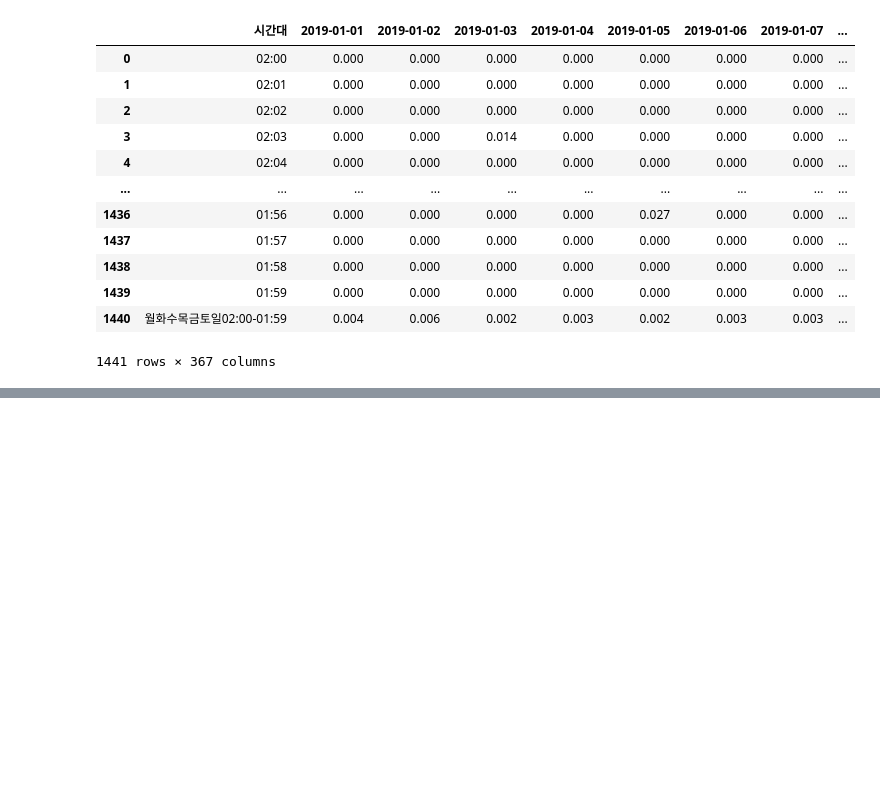
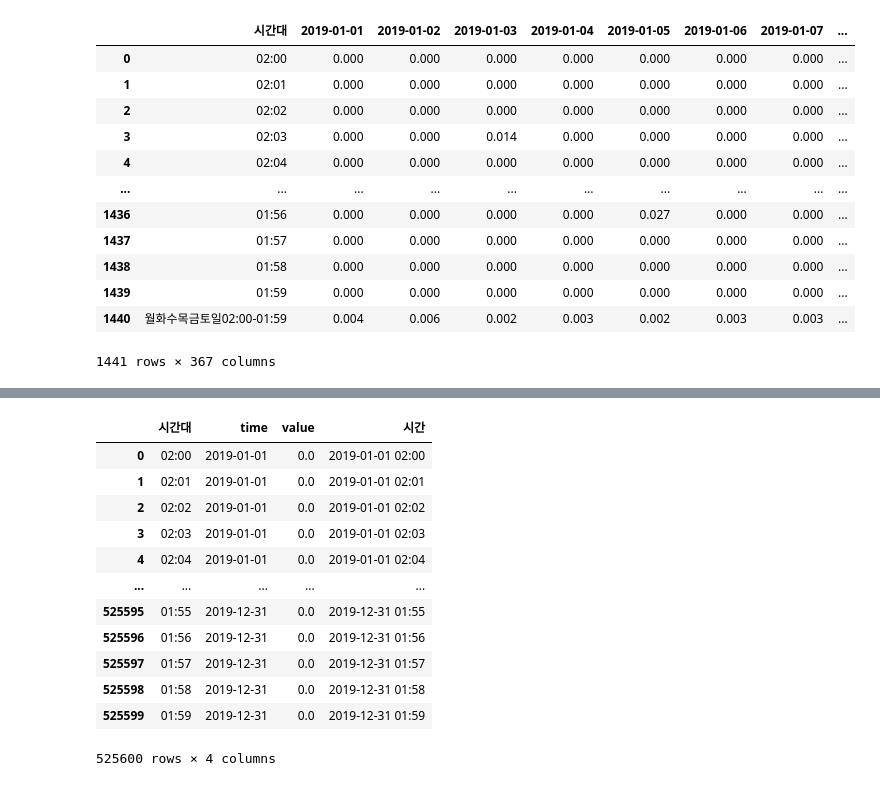
Before and after one commit to dlwlgus53/Tcommerce, a Jupyter notebook: 2.2 watching.ipynb, the cells around one changed output, grey strips where cells are left out. Saved outputs shown, nothing was run; the diff lists cells and outputs as text; code cells hidden in the pictures; blank space fills up the shorter version.

```diff
--- a/2.2 watching.ipynb
+++ b/2.2 watching.ipynb
@@ -48,0 +44,19 @@ Index(['시간대', '2019-01-01', '2019-01-02', '2019-01-03', '2019-01-04',
+# %%
+watching = pd.melt(watching, id_vars=['시간대'], var_name='time', value_name='value')
+# %%
+watching['시간'] = watching['time'] +" "+ watching['시간대']
+watching
+# %% [output]
+|  | 시간대 | time | value | 시간 |
+| 0 | 02:00 | 2019-01-01 | 0.0 | 2019-01-01 02:00 |
+| 1 | 02:01 | 2019-01-01 | 0.0 | 2019-01-01 02:01 |
+| 2 | 02:02 | 2019-01-01 | 0.0 | 2019-01-01 02:02 |
+| 3 | 02:03 | 2019-01-01 | 0.0 | 2019-01-01 02:03 |
+| 4 | 02:04 | 2019-01-01 | 0.0 | 2019-01-01 02:04 |
+| ... | ... | ... | ... | ... |
+| 525595 | 01:55 | 2019-12-31 | 0.0 | 2019-12-31 01:55 |
+| 525596 | 01:56 | 2019-12-31 | 0.0 | 2019-12-31 01:56 |
+| 525597 | 01:57 | 2019-12-31 | 0.0 | 2019-12-31 01:57 |
+| 525598 | 01:58 | 2019-12-31 | 0.0 | 2019-12-31 01:58 |
+| 525599 | 01:59 | 2019-12-31 | 0.0 | 2019-12-31 01:59 |
+525600 rows × 4 columns
```
Also changed, not shown: parts of 19 cells of this notebook, 1 other file.
